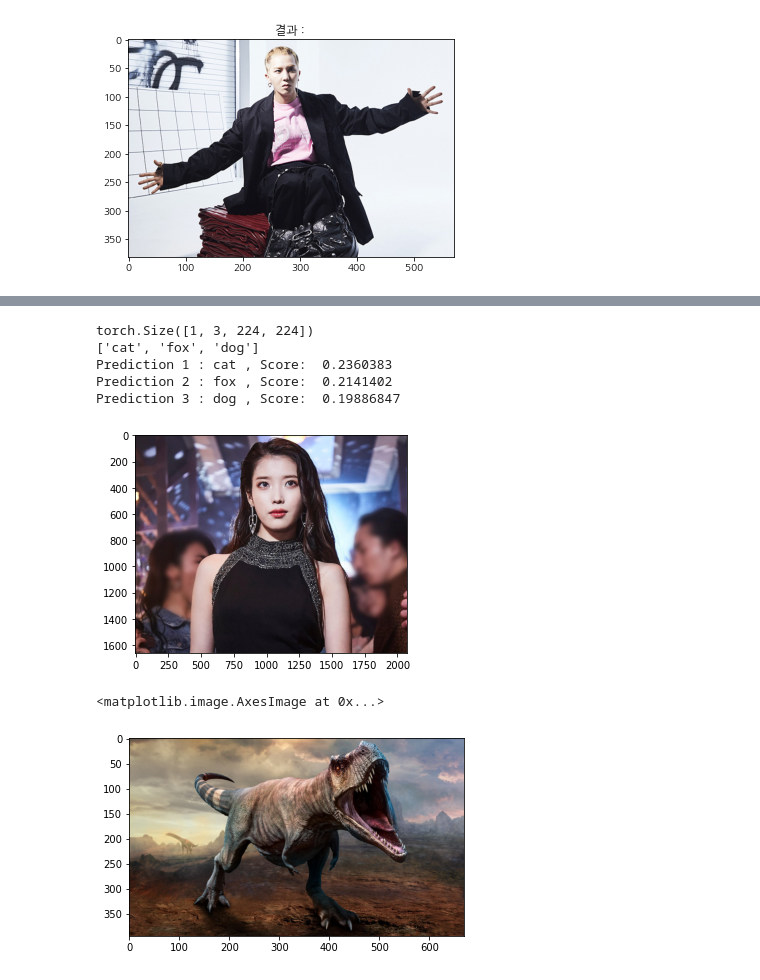
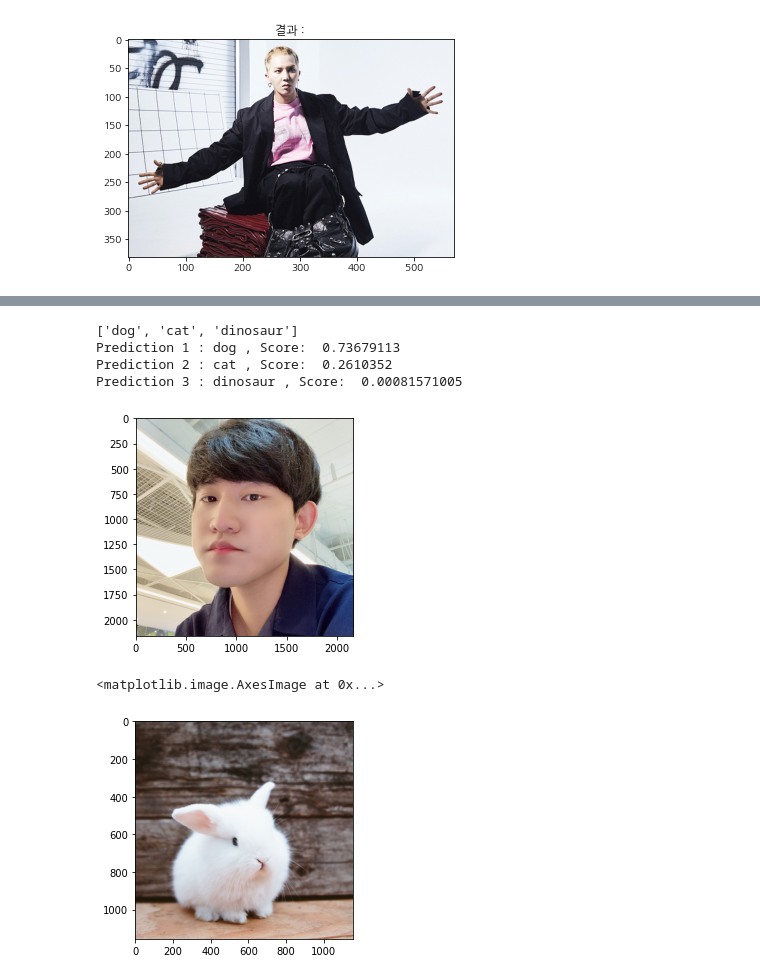
Before and after one commit to dkssud8150/Animalface-detector, a Jupyter notebook: test.ipynb, the cells around one changed output, grey strips where cells are left out. Drawn from its saved outputs; the diff is of its cells as text; code cells hidden in the pictures.

```diff
--- a/test.ipynb
+++ b/test.ipynb
@@ -77,7 +59,7 @@ from torchvision import models, datasets, transforms
 import os
 import matplotlib.pyplot as plt
 
-#model = torch.load("./weight/model_best_epoch.pt")
+model = torch.load("./weight/model_best_epoch.pt")
 
 device = torch.device("cuda:0" if torch.cuda.is_available() else "cpu")
 
@@ -93,48 +75,47 @@ transforms_test = transforms.Compose([
     transforms.ToTensor(),
     transforms.Normalize([0.485, 0.456, 0.406], [0.229, 0.224, 0.225])
     ])
 
 data_dir = './data'
 train_datasets = datasets.ImageFolder(os.path.join(data_dir,'train'), transforms_train)
 class_names = train_datasets.classes
 
 from PIL import Image
 image = './static/img.jpg'
 image = Image.open(image)
 plt.imshow(image)
 
 image = transforms_test(image).unsqueeze(0).to(device)
-print(image.size())
+#print(image.size())
 
 
 with torch.no_grad():
     model.eval()
     outputs = model(image)
     outputs = torch.exp(outputs)
     topk, topclass = outputs.topk(3, dim=1)
     #cls = class_names[topclass.cpu().numpy()[0][0]]
     #score = topk.cpu().numpy()[0][0]
 
     classes = [class_names[i] for i in topclass.cpu().numpy()[0]]
     print(classes)
 
     for i in range(3):
             print("Prediction", i+1, ":", class_names[topclass.cpu().numpy()[0][i]], ", Score: ", topk.cpu().numpy()[0][i])
 # %% [output]
-torch.Size([1, 3, 224, 224])
-['cat', 'fox', 'dog']
-Prediction 1 : cat , Score:  0.2360383
-Prediction 2 : fox , Score:  0.2141402
-Prediction 3 : dog , Score:  0.19886847
+['dog', 'cat', 'dinosaur']
+Prediction 1 : dog , Score:  0.73679113
+Prediction 2 : cat , Score:  0.2610352
+Prediction 3 : dinosaur , Score:  0.00081571005
-[figure, old version]
+[figure, new version]
 # %%
-class_name = "dog"
-pr_image = Image.open("./data/train/" + class_name + "/4.jpg")
+class_name = "rabbit"
+pr_image = Image.open("./data/train/" + class_name + "/481.jpg")
 pr_image.save("./static/" + class_name + ".jpg","jpeg")
 plt.imshow(pr_image)
 # %% [output]
 <matplotlib.image.AxesImage at 0x...>
-[figure, old version]
+[figure, new version]
 # %%
 from glob import glob
 from PIL import Image
```
Also changed, not shown: parts of 3 cells of this notebook, 3 other files.
